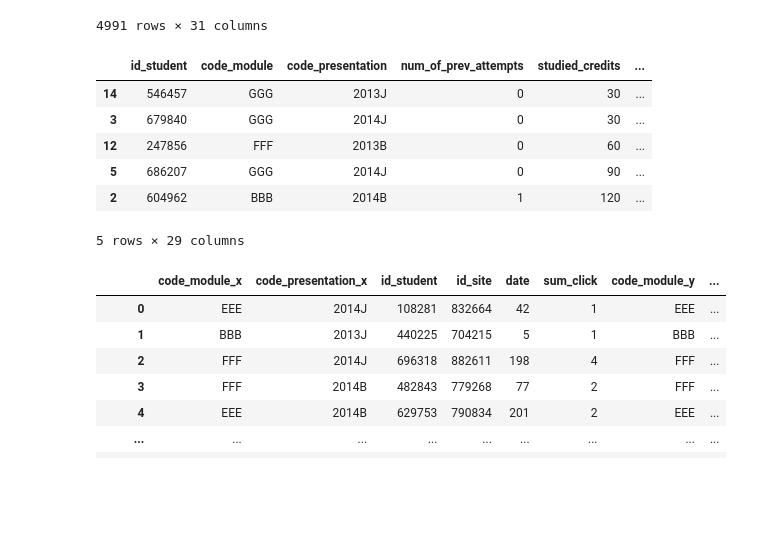
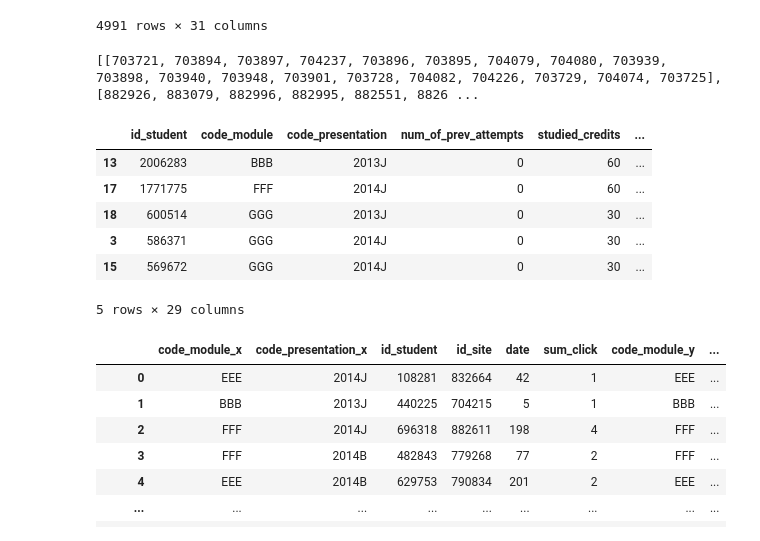
Before and after one commit to Tanyk2004/CS370-ERS, a Jupyter notebook: recommender.ipynb, the cells around one changed output. Drawn from its saved outputs; the diff is of its cells as text; code cells hidden in the pictures; blank space fills up the shorter version.

```diff
--- a/recommender.ipynb
+++ b/recommender.ipynb
@@ -344,6 +347,7 @@ def get_student_assessment_trends_slope(student_info_dataframe):
             student_trend_df = pd.concat([student_trend_df, new_row], ignore_index=True)
 
     student_trend_df = pd.merge(student_trend_df, student_info_dataframe, on='id_student')
+    student_trend_df.drop(student_trend_df[student_trend_df['final_result_Fail'] == True].index)
     return student_trend_df
 
 def get_successful_student_trends(student_info_dataframe):
@@ -368,34 +372,44 @@ get_successful_student_trends(student_info_B_df)
 # %%
 def knn_recommender(id_student, selective_student_info_dataframe, k=5):
     """
     ### Parameters
         - id_student: The student id for which we want to find similar students
         - selective_student_info_dataframe: The dataframe containing 'successful' students
 
     ### Returns
         Returns the top k similar students to the given student id
     """
     student = student_info_df[student_info_df['id_student'] == id_student]
     student = student.drop(columns=['id_student', 'code_module', 'code_presentation'])
     student = student.iloc[0]
     students = selective_student_info_dataframe.drop(columns=['id_student', 'code_module', 'code_presentation'])
     student = np.array(student, dtype=float)
     students = np.array(students, dtype=float)
     distances = np.linalg.norm(students - student, axis=1)
     indices = np.argsort(distances)[:k]
     return selective_student_info_dataframe.iloc[indices]
 
 successful_students = get_successful_student_trends(student_info_df.sample(n=50))
 successful_students.drop(columns=['slope', 'intercept'], inplace=True)
-knn_recommender(student_info_df.sample(n=1).iloc[0]["id_student"], successful_students, k=5)
+similar_sucessful_student_info = knn_recommender(student_info_df.sample(n=1).iloc[0]["id_student"], successful_students, k=5)
+print()
+
+recommended_resources = []
+for index, student in similar_sucessful_student_info.iterrows():
+  resources_used = get_vle_interaction_by_student(student["id_student"])["id_site"].unique().tolist()
+  recommended_resources.append(resources_used)
+
+print(recommended_resources)
+similar_sucessful_student_info
 # %% [output]
+[[703721, 703894, 703897, 704237, 703896, 703895, 704079, 704080, 703939, 703898, 703940, 703948, 703901, 703728, 704082, 704226, 703729, 704074, 703725], [882926, 883079, 882996, 882995, 882551, 8826 ...
 |  | id_student | code_module | code_presentation | num_of_prev_attempts | studied_credits | ... |
-| 14 | 546457 | GGG | 2013J | 0 | 30 | ... |
-| 3 | 679840 | GGG | 2014J | 0 | 30 | ... |
-| 12 | 247856 | FFF | 2013B | 0 | 60 | ... |
-| 5 | 686207 | GGG | 2014J | 0 | 90 | ... |
-| 2 | 604962 | BBB | 2014B | 1 | 120 | ... |
+| 13 | 2006283 | BBB | 2013J | 0 | 60 | ... |
+| 17 | 1771775 | FFF | 2014J | 0 | 60 | ... |
+| 18 | 600514 | GGG | 2013J | 0 | 30 | ... |
+| 3 | 586371 | GGG | 2014J | 0 | 30 | ... |
+| 15 | 569672 | GGG | 2014J | 0 | 30 | ... |
-5 rows × 29 columns
+5 rows × 29 columns
 # %%
 def prepare_DTree_data(student_features_df, resource_features_df, student_assessment_df):
     """
```
Also changed, not shown: parts of 4 cells of this notebook.
